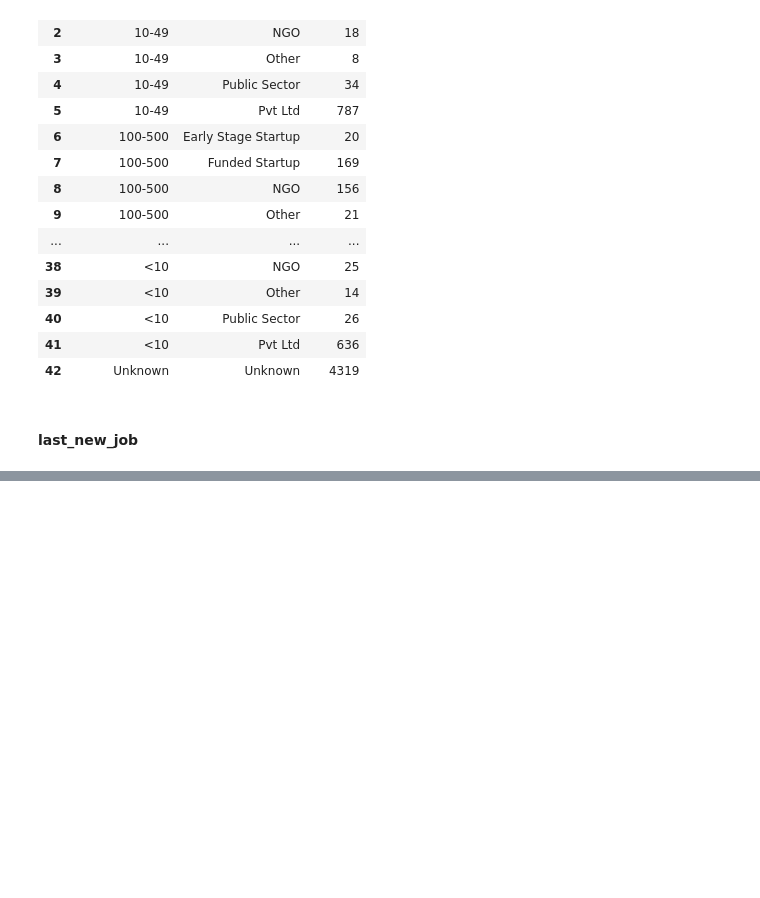
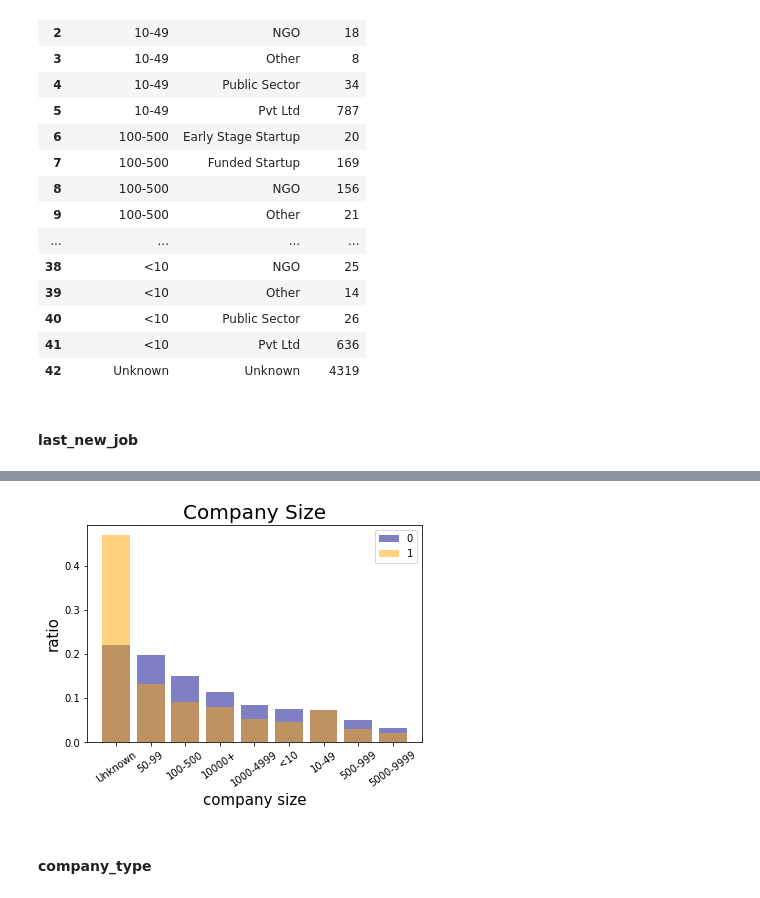
Before and after one commit to miritzk/ML_course, a Jupyter notebook: ML_Analysis.ipynb, the cells around one changed output, grey strips where cells are left out. Cells and saved outputs as stored; diff of their text form; code cells hidden in the pictures; blank space fills up the shorter version.

```diff
--- a/ML_Analysis.ipynb
+++ b/ML_Analysis.ipynb
@@ -904,0 +1183,7 @@ new_train.fillna("NaN").groupby(['company_size', 'company_type']).size().reset_i
+# %%
+# 0
+copm_new_0 = new_train[new_train['target'] == 0]['company_size'].value_counts(dropna=False).to_frame()
+copm_new_0.reset_index(inplace=True)
+copm_new_0.rename(columns = {list(copm_new_0)[0]: 'company_size', list(copm_new_0)[1]: 'count_0'}, inplace = True)
+copm_new_0['ratio'] = copm_new_0['count_0']/copm_new_0['count_0'].sum()
+copm_new_0
@@ -904,0 +1201,7 @@ new_train.fillna("NaN").groupby(['company_size', 'company_type']).size().reset_i
+# %%
+# 1
+copm_new_1 = new_train[new_train['target'] == 1]['company_size'].value_counts(dropna=False).to_frame()
+copm_new_1.reset_index(inplace=True)
+copm_new_1.rename(columns = {list(copm_new_1)[0]: 'company_size', list(copm_new_1)[1]: 'count_1'}, inplace = True)
+copm_new_1['ratio'] = copm_new_1['count_1']/copm_new_1['count_1'].sum()
+copm_new_1
@@ -904,0 +1219,16 @@ new_train.fillna("NaN").groupby(['company_size', 'company_type']).size().reset_i
+# %%
+plt.bar(x=copm_new_0['company_size'], height=copm_new_0['ratio'], alpha=0.5, color='darkblue', label='0')
+plt.bar(x=copm_new_1['company_size'], height=copm_new_1['ratio'], alpha=0.5, color='orange', label='1')
+plt.title("Company Size", fontsize=20)
+plt.xlabel('Company Size', fontsize=15)
+plt.ylabel('Ratio', fontsize=15)
+plt.xticks(rotation=35)
+plt.legend()
+plt.xlabel('company size', fontsize=15)
+plt.ylabel('ratio', fontsize=15)
+# plt.ylim(0, 10000)
+plt.show()
+# %% [output]
+[figure, added]
+# %% [markdown]
+#### company_type
```
Also changed, not shown: parts of 44 cells of this notebook.
